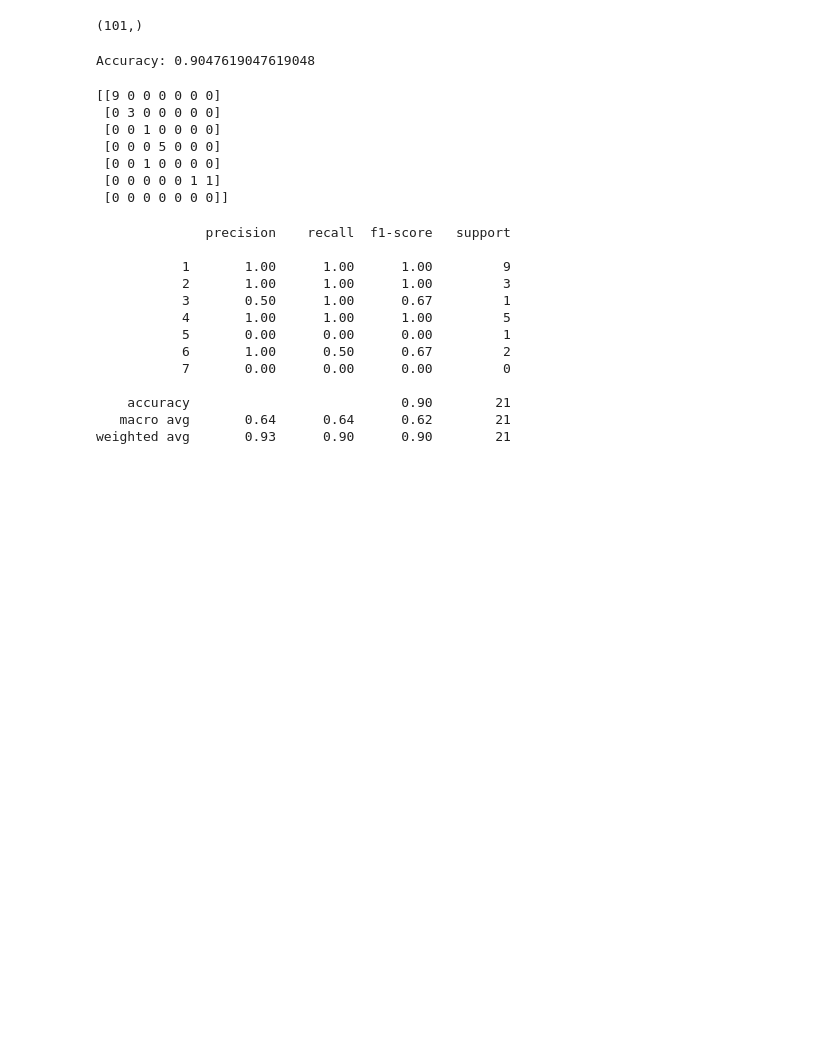
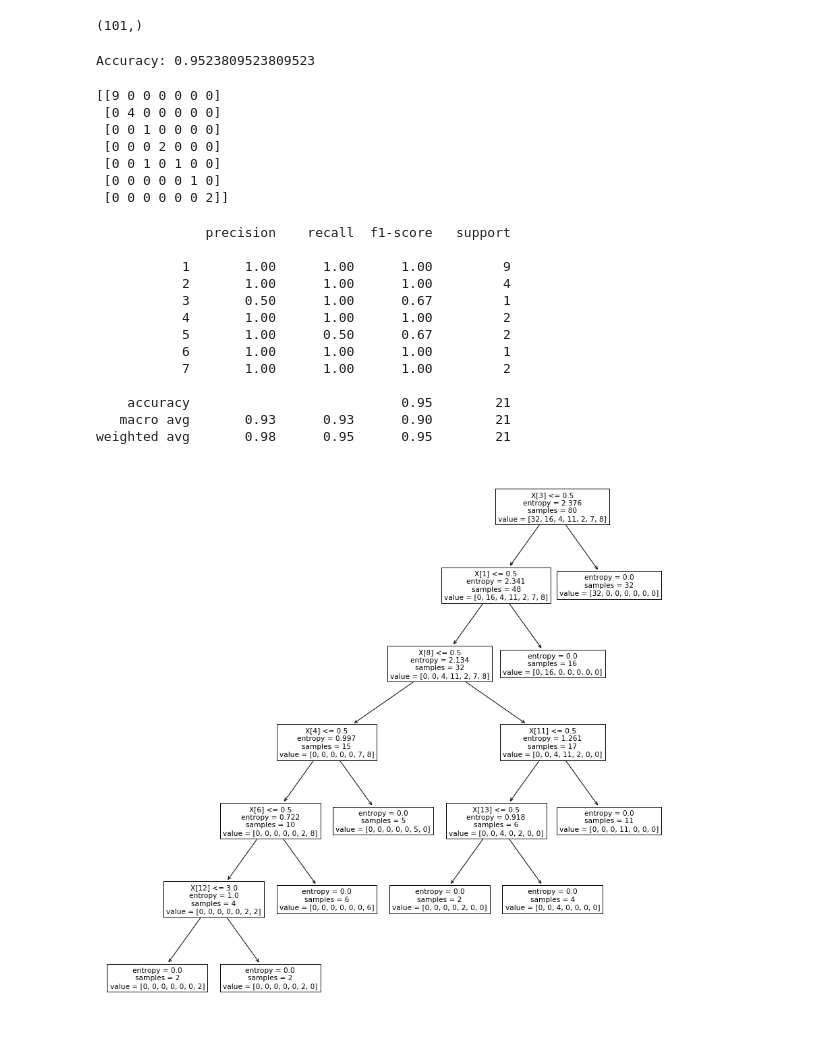
Before and after one commit to 1NT18IS177/upanshu_7b_ml_lab, a Jupyter notebook: Program 4/Program 4 - Decision Tree Classifier.ipynb, the cells around one changed output. Saved outputs shown, nothing was run; the diff lists cells and outputs as text; code cells hidden in the pictures; blank space fills up the shorter version.

```diff
--- a/Program 4/Program 4 - Decision Tree Classifier.ipynb
+++ b/Program 4/Program 4 - Decision Tree Classifier.ipynb
@@ -49,24 +50,25 @@ from sklearn.model_selection import train_test_split
 X_train, X_test, y_train, y_test = train_test_split(X, y, train_size=.8, test_size=.2)
 # %%
 from sklearn import tree
-clf = tree.DecisionTreeClassifier().fit(X_train, y_train)
+DTmodel = tree.DecisionTreeClassifier(criterion = "entropy")
+clf = DTmodel.fit(X_train, y_train)
 # %%
 pred = clf.predict(X_test)
 accuracy = clf.score(X_test, y_test)
 print("Accuracy:", accuracy)
 # %% [output]
-Accuracy: 0.9047619047619048
+Accuracy: 0.9523809523809523
 # %%
 from sklearn import metrics
 print(metrics.confusion_matrix(y_test, pred))
 # %% [output]
 [[9 0 0 0 0 0 0]
- [0 3 0 0 0 0 0]
+ [0 4 0 0 0 0 0]
  [0 0 1 0 0 0 0]
- [0 0 0 5 0 0 0]
- [0 0 1 0 0 0 0]
- [0 0 0 0 0 1 1]
- [0 0 0 0 0 0 0]]
+ [0 0 0 2 0 0 0]
+ [0 0 1 0 1 0 0]
+ [0 0 0 0 0 1 0]
+ [0 0 0 0 0 0 2]]
 # %%
 import warnings
 import sklearn.exceptions
@@ -77,13 +79,19 @@ print(metrics.classification_report(y_test, pred))
               precision    recall  f1-score   support
 
            1       1.00      1.00      1.00         9
-           2       1.00      1.00      1.00         3
+           2       1.00      1.00      1.00         4
            3       0.50      1.00      0.67         1
-           4       1.00      1.00      1.00         5
-           5       0.00      0.00      0.00         1
-           6       1.00      0.50      0.67         2
-           7       0.00      0.00      0.00         0
+           4       1.00      1.00      1.00         2
+           5       1.00      0.50      0.67         2
+           6       1.00      1.00      1.00         1
+           7       1.00      1.00      1.00         2
 
-    accuracy                           0.90        21
-   macro avg       0.64      0.64      0.62        21
-weighted avg       0.93      0.90      0.90        21
+    accuracy                           0.95        21
+   macro avg       0.93      0.93      0.90        21
+weighted avg       0.98      0.95      0.95        21
+# %%
+plt.figure(figsize = (15, 15))
+tree.plot_tree(DTmodel)
+plt.show()
+# %% [output]
+[figure, added]
```
Also changed, not shown: parts of 1 cell of this notebook.
